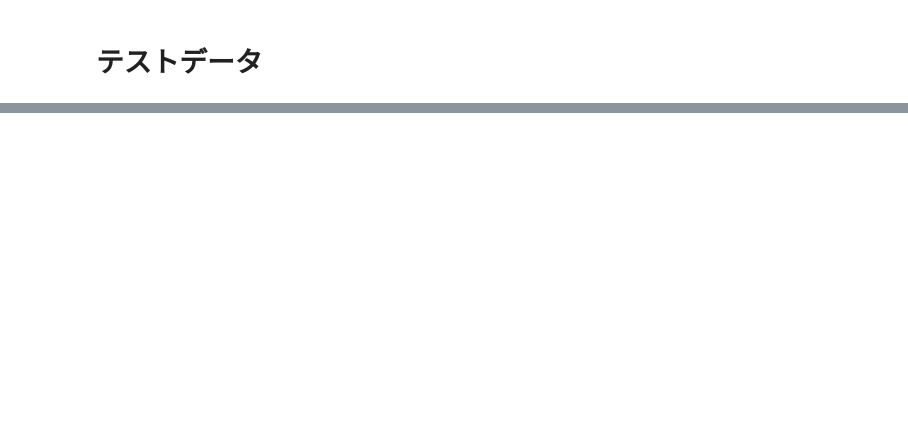
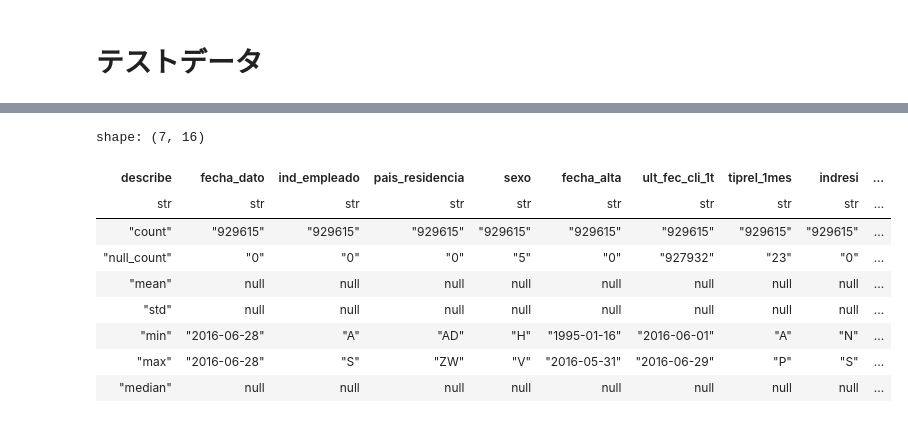
Before and after one commit to takuya-tokumoto/kaggle_santander, a Jupyter notebook: notebooks/eda.ipynb, the cells around one changed output, grey strips where cells are left out. Cells and saved outputs as stored; diff of their text form; code cells hidden in the pictures; blank space fills up the shorter version.

```diff
--- a/notebooks/eda.ipynb
+++ b/notebooks/eda.ipynb
@@ -117,0 +180,13 @@ print(test.glimpse())
+# %%
+test.select(cats_col).describe()
+# %% [output]
+shape: (7, 16)
+| describe | fecha_dato | ind_empleado | pais_residencia | sexo | fecha_alta | ult_fec_cli_1t | tiprel_1mes | indresi | ... |
+| str | str | str | str | str | str | str | str | str | ... |
+| "count" | "929615" | "929615" | "929615" | "929615" | "929615" | "929615" | "929615" | "929615" | ... |
+| "null_count" | "0" | "0" | "0" | "5" | "0" | "927932" | "23" | "0" | ... |
+| "mean" | null | null | null | null | null | null | null | null | ... |
+| "std" | null | null | null | null | null | null | null | null | ... |
+| "min" | "2016-06-28" | "A" | "AD" | "H" | "1995-01-16" | "2016-06-01" | "A" | "N" | ... |
+| "max" | "2016-06-28" | "S" | "ZW" | "V" | "2016-05-31" | "2016-06-29" | "P" | "S" | ... |
+| "median" | null | null | null | null | null | null | null | null | ... |
```
Also changed, not shown: parts of 6 cells of this notebook, 22 other files.
